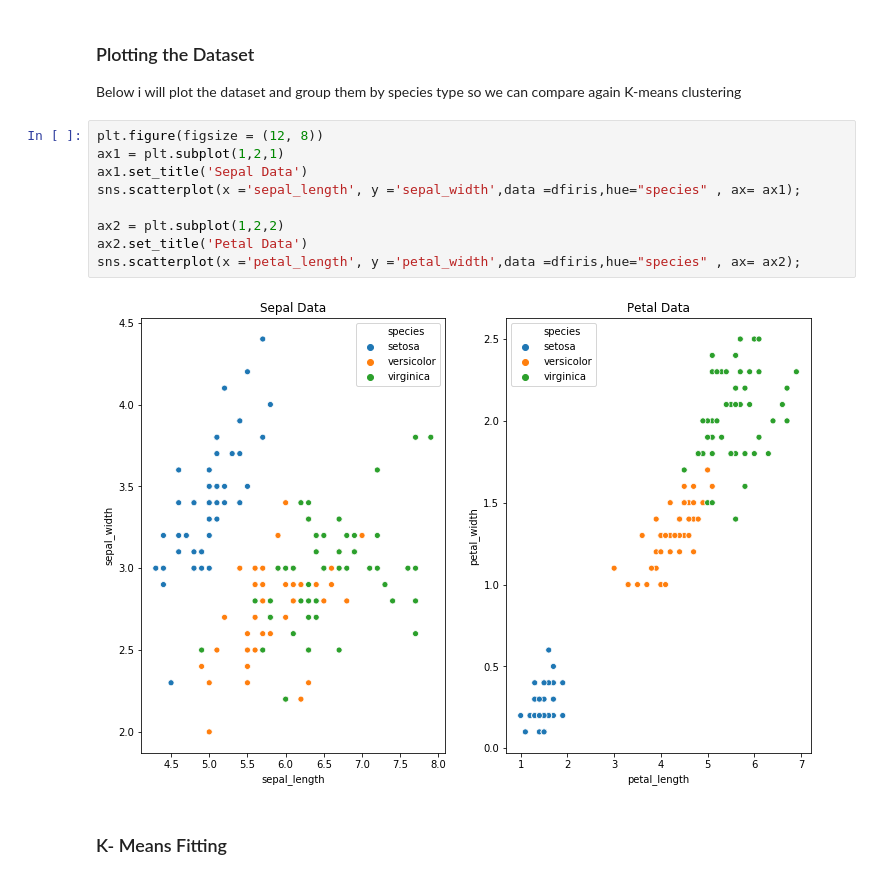
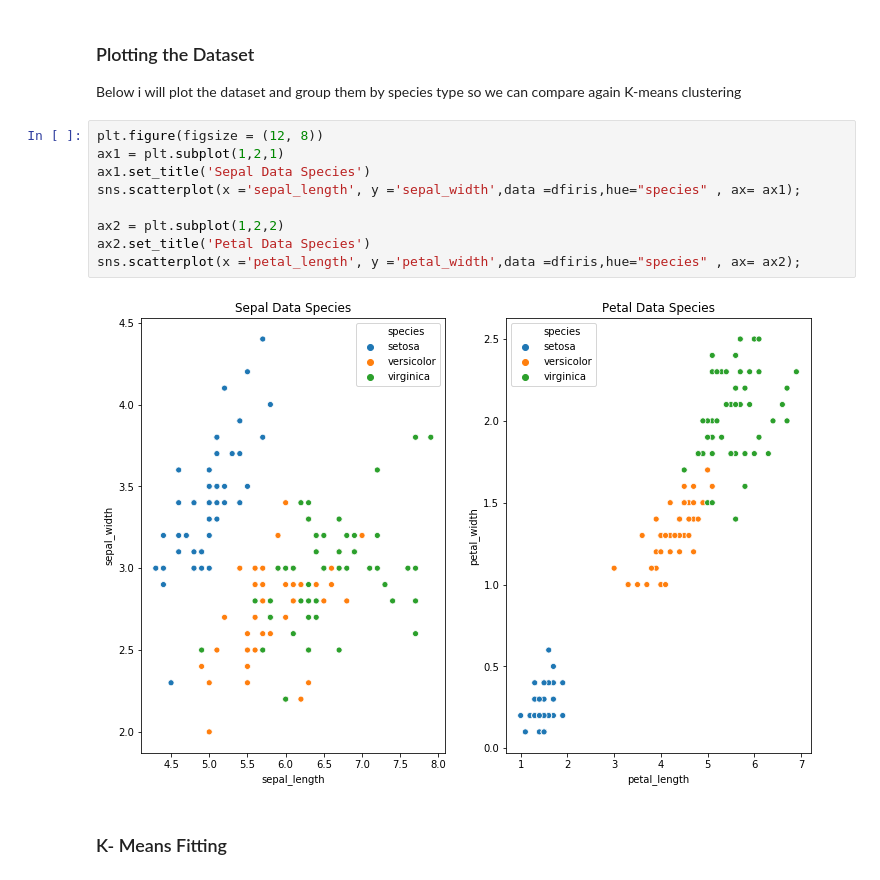
Before and after one commit to EoinStankard/Machine-Learning-Statistics-Tasks, a Jupyter notebook: MLS-Tasks2020.ipynb, the cells around one changed output. Saved outputs shown, nothing was run; the diff lists cells and outputs as text.

```diff
--- a/MLS-Tasks2020.ipynb
+++ b/MLS-Tasks2020.ipynb
@@ -260,14 +260,14 @@ Below i will plot the dataset and group them by species type so we can compare a
 # %%
 plt.figure(figsize = (12, 8))
 ax1 = plt.subplot(1,2,1)
-ax1.set_title('Sepal Data')
+ax1.set_title('Sepal Data Species')
 sns.scatterplot(x ='sepal_length', y ='sepal_width',data =dfiris,hue="species" , ax= ax1);
 
 ax2 = plt.subplot(1,2,2)
-ax2.set_title('Petal Data')
+ax2.set_title('Petal Data Species')
 sns.scatterplot(x ='petal_length', y ='petal_width',data =dfiris,hue="species" , ax= ax2);
 # %% [output]
-[figure, old version]
+[figure, new version]
 # %% [markdown]
 ### K- Means Fitting
 # %%
```
Also changed, not shown: parts of 13 cells of this notebook.
